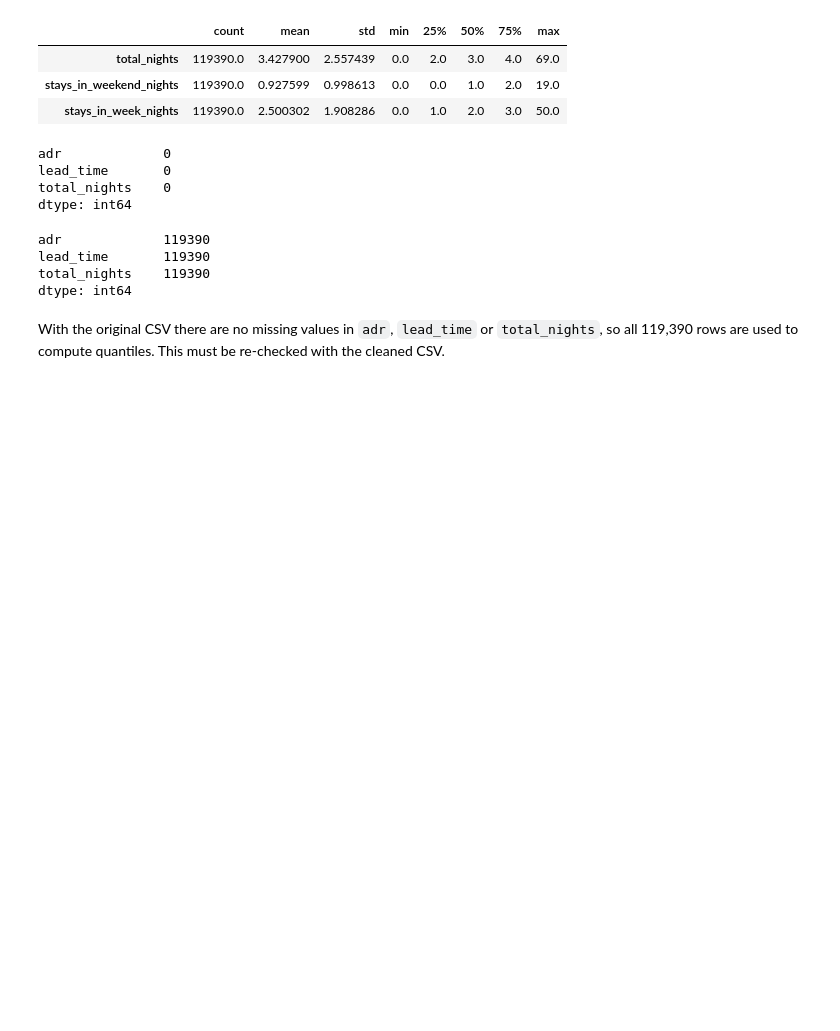
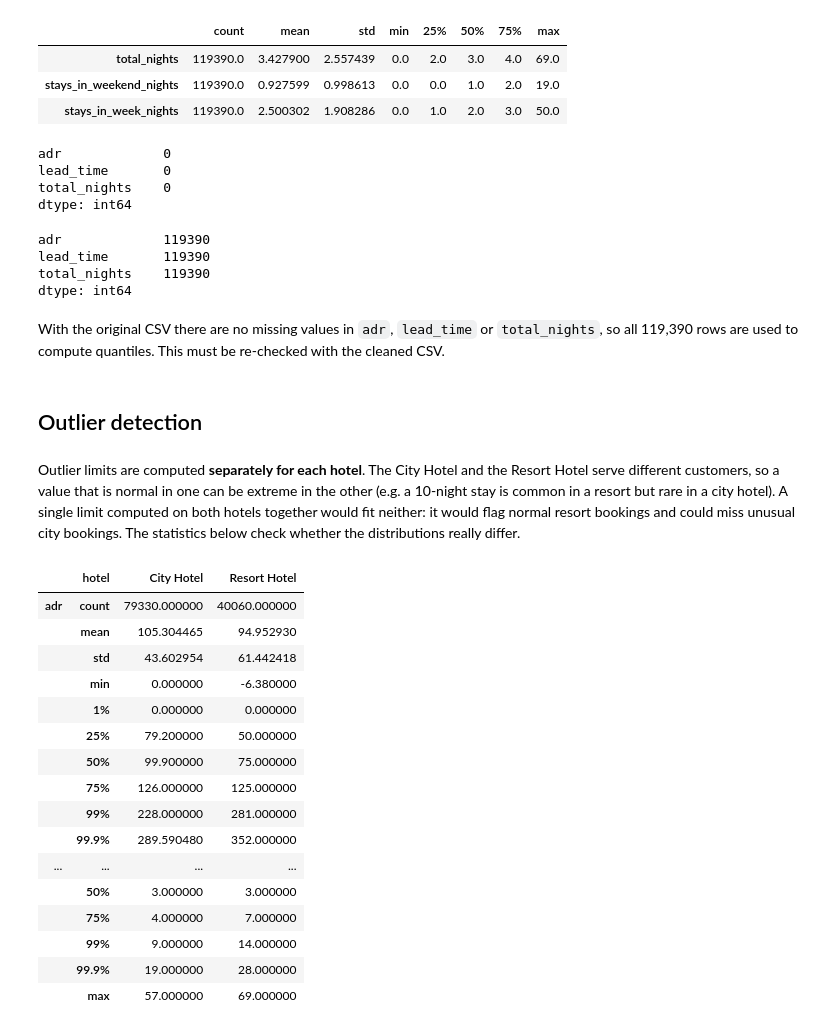
Before and after one commit to martinmon19/Assignment-MACHINE-LEARNING, a Jupyter notebook: notebooks/02_outliers.ipynb, the cells around one changed output. Saved outputs shown, nothing was run; the diff lists cells and outputs as text; code cells hidden in the pictures; blank space fills up the shorter version.

```diff
--- a/notebooks/02_outliers.ipynb
+++ b/notebooks/02_outliers.ipynb
@@ -168,3 +168,31 @@ dtype: int64
 # %% [markdown]
 With the original CSV there are no missing values in `adr`, `lead_time` or `total_nights`,
 so all 119,390 rows are used to compute quantiles. This must be re-checked with the cleaned CSV.
+# %% [markdown]
+## Outlier detection
+# %% [markdown]
+Outlier limits are computed **separately for each hotel**. The City Hotel and the Resort Hotel
+serve different customers, so a value that is normal in one can be extreme in the other
+(e.g. a 10-night stay is common in a resort but rare in a city hotel). A single limit computed
+on both hotels together would fit neither: it would flag normal resort bookings and could miss
+unusual city bookings. The statistics below check whether the distributions really differ.
+# %%
+df.groupby('hotel')[['adr', 'lead_time', 'total_nights']].describe(percentiles = [0.01, 0.25, 0.5, 0.75, 0.99, 0.999]).T
+# %% [output]
+|  | hotel | City Hotel | Resort Hotel |
+| adr | count | 79330.000000 | 40060.000000 |
+|  | mean | 105.304465 | 94.952930 |
+|  | std | 43.602954 | 61.442418 |
+|  | min | 0.000000 | -6.380000 |
+|  | 1% | 0.000000 | 0.000000 |
+|  | 25% | 79.200000 | 50.000000 |
+|  | 50% | 99.900000 | 75.000000 |
+|  | 75% | 126.000000 | 125.000000 |
+|  | 99% | 228.000000 | 281.000000 |
+|  | 99.9% | 289.590480 | 352.000000 |
+| ... | ... | ... | ... |
+|  | 50% | 3.000000 | 3.000000 |
+|  | 75% | 4.000000 | 7.000000 |
+|  | 99% | 9.000000 | 14.000000 |
+|  | 99.9% | 19.000000 | 28.000000 |
+|  | max | 57.000000 | 69.000000 |
```
Also changed, not shown: parts of 5 cells of this notebook.
